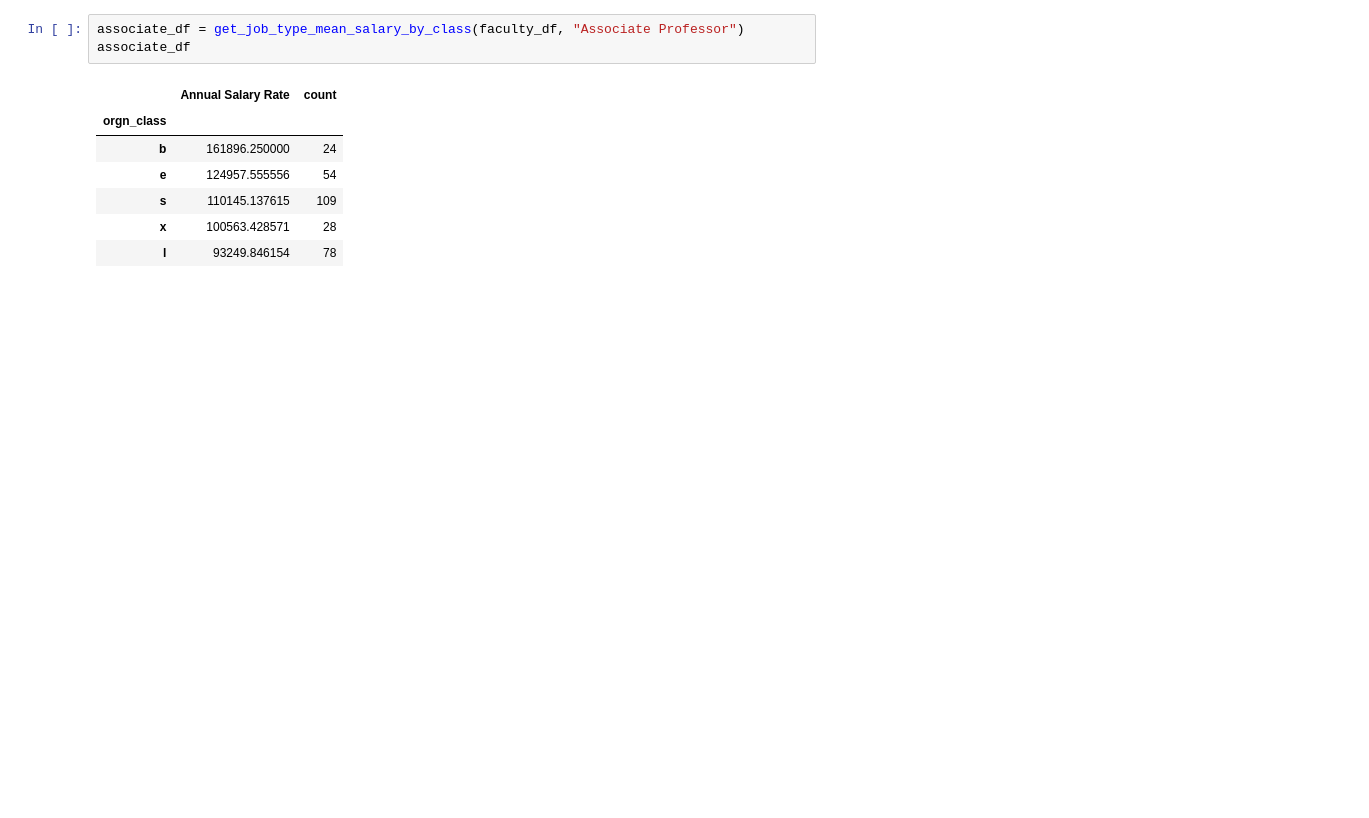
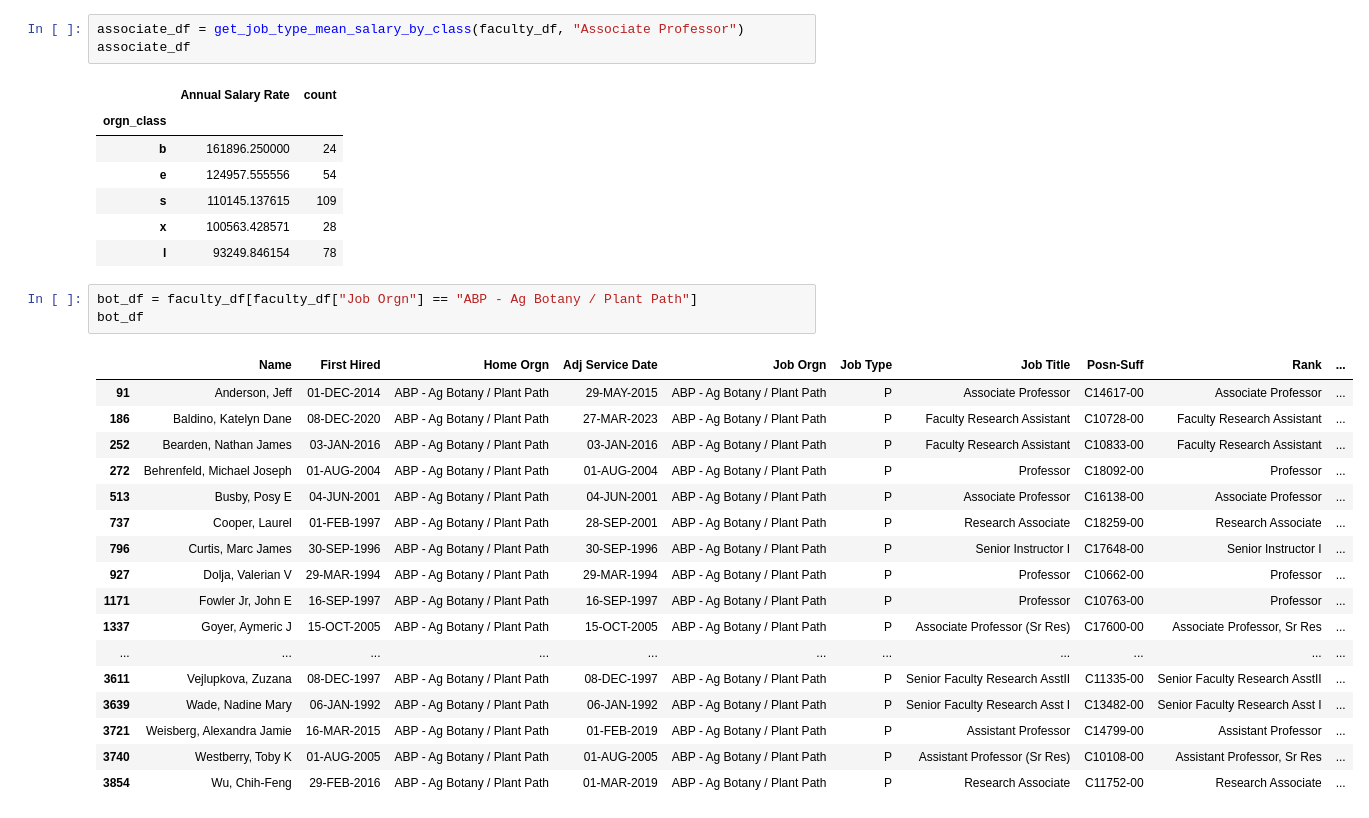
Before and after one commit to daliposc/osu-salaries, a Jupyter notebook: analyze_salaries.ipynb, the cells around one changed output. Saved outputs shown, nothing was run; the diff lists cells and outputs as text; blank space fills up the shorter version.

```diff
--- a/analyze_salaries.ipynb
+++ b/analyze_salaries.ipynb
@@ -485,3 +505,24 @@ associate_df
 | s | 110145.137615 | 109 |
 | x | 100563.428571 | 28 |
 | l | 93249.846154 | 78 |
+# %%
+bot_df = faculty_df[faculty_df["Job Orgn"] == "ABP - Ag Botany / Plant Path"]
+bot_df
+# %% [output]
+|  | Name | First Hired | Home Orgn | Adj Service Date | Job Orgn | Job Type | Job Title | Posn-Suff | Rank | ... |
+| 91 | Anderson, Jeff | 01-DEC-2014 | ABP - Ag Botany / Plant Path | 29-MAY-2015 | ABP - Ag Botany / Plant Path | P | Associate Professor | C14617-00 | Associate Professor | ... |
+| 186 | Baldino, Katelyn Dane | 08-DEC-2020 | ABP - Ag Botany / Plant Path | 27-MAR-2023 | ABP - Ag Botany / Plant Path | P | Faculty Research Assistant | C10728-00 | Faculty Research Assistant | ... |
+| 252 | Bearden, Nathan James | 03-JAN-2016 | ABP - Ag Botany / Plant Path | 03-JAN-2016 | ABP - Ag Botany / Plant Path | P | Faculty Research Assistant | C10833-00 | Faculty Research Assistant | ... |
+| 272 | Behrenfeld, Michael Joseph | 01-AUG-2004 | ABP - Ag Botany / Plant Path | 01-AUG-2004 | ABP - Ag Botany / Plant Path | P | Professor | C18092-00 | Professor | ... |
+| 513 | Busby, Posy E | 04-JUN-2001 | ABP - Ag Botany / Plant Path | 04-JUN-2001 | ABP - Ag Botany / Plant Path | P | Associate Professor | C16138-00 | Associate Professor | ... |
+| 737 | Cooper, Laurel | 01-FEB-1997 | ABP - Ag Botany / Plant Path | 28-SEP-2001 | ABP - Ag Botany / Plant Path | P | Research Associate | C18259-00 | Research Associate | ... |
+| 796 | Curtis, Marc James | 30-SEP-1996 | ABP - Ag Botany / Plant Path | 30-SEP-1996 | ABP - Ag Botany / Plant Path | P | Senior Instructor I | C17648-00 | Senior Instructor I | ... |
+| 927 | Dolja, Valerian V | 29-MAR-1994 | ABP - Ag Botany / Plant Path | 29-MAR-1994 | ABP - Ag Botany / Plant Path | P | Professor | C10662-00 | Professor | ... |
+| 1171 | Fowler Jr, John E | 16-SEP-1997 | ABP - Ag Botany / Plant Path | 16-SEP-1997 | ABP - Ag Botany / Plant Path | P | Professor | C10763-00 | Professor | ... |
+| 1337 | Goyer, Aymeric J | 15-OCT-2005 | ABP - Ag Botany / Plant Path | 15-OCT-2005 | ABP - Ag Botany / Plant Path | P | Associate Professor (Sr Res) | C17600-00 | Associate Professor, Sr Res | ... |
+| ... | ... | ... | ... | ... | ... | ... | ... | ... | ... | ... |
+| 3611 | Vejlupkova, Zuzana | 08-DEC-1997 | ABP - Ag Botany / Plant Path | 08-DEC-1997 | ABP - Ag Botany / Plant Path | P | Senior Faculty Research AsstII | C11335-00 | Senior Faculty Research AsstII | ... |
+| 3639 | Wade, Nadine Mary | 06-JAN-1992 | ABP - Ag Botany / Plant Path | 06-JAN-1992 | ABP - Ag Botany / Plant Path | P | Senior Faculty Research Asst I | C13482-00 | Senior Faculty Research Asst I | ... |
+| 3721 | Weisberg, Alexandra Jamie | 16-MAR-2015 | ABP - Ag Botany / Plant Path | 01-FEB-2019 | ABP - Ag Botany / Plant Path | P | Assistant Professor | C14799-00 | Assistant Professor | ... |
+| 3740 | Westberry, Toby K | 01-AUG-2005 | ABP - Ag Botany / Plant Path | 01-AUG-2005 | ABP - Ag Botany / Plant Path | P | Assistant Professor (Sr Res) | C10108-00 | Assistant Professor, Sr Res | ... |
+| 3854 | Wu, Chih-Feng | 29-FEB-2016 | ABP - Ag Botany / Plant Path | 01-MAR-2019 | ABP - Ag Botany / Plant Path | P | Research Associate | C11752-00 | Research Associate | ... |
```
Also changed, not shown: parts of 2 cells of this notebook.
